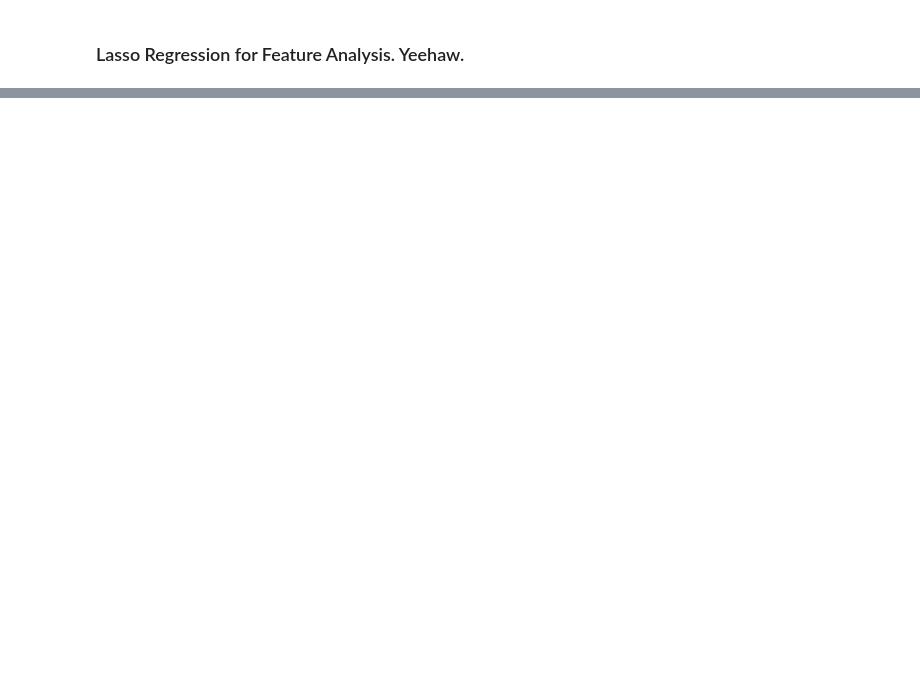
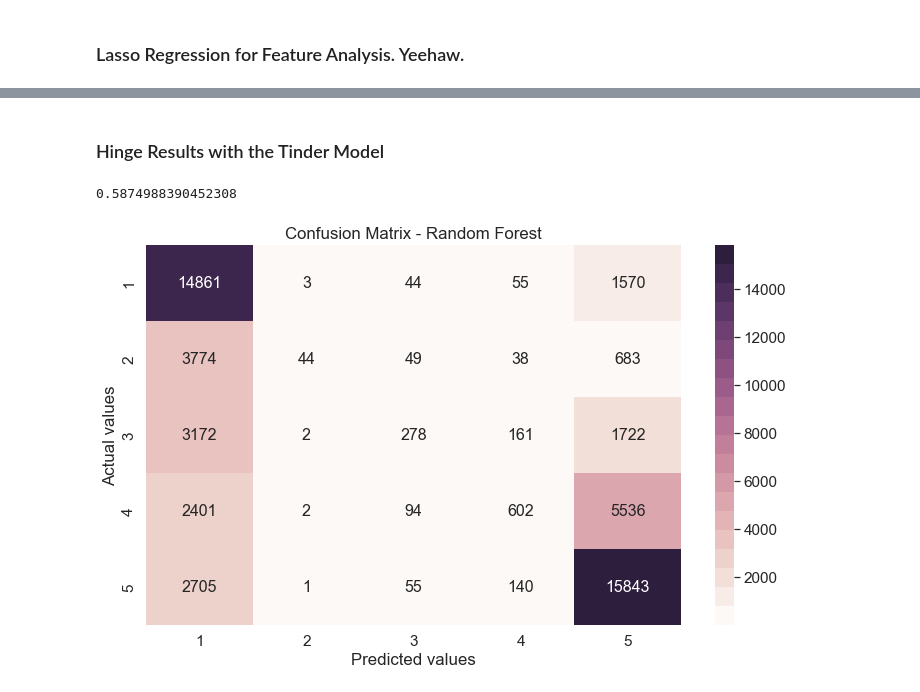
Before and after one commit to johnrh3/ACE_592_Dating_Sim, a Jupyter notebook: Sentiment_Analysis/RF_Score_Pred.ipynb, the cells around one changed output, grey strips where cells are left out. Cells and saved outputs as stored; diff of their text form; code cells hidden in the pictures; blank space fills up the shorter version.

```diff
--- a/Sentiment_Analysis/RF_Score_Pred.ipynb
+++ b/Sentiment_Analysis/RF_Score_Pred.ipynb
@@ -66,0 +276,12 @@ df_H = pd.read_csv(dir_ + "sent_Hinge.csv")
+# %%
+#Gets x and y data, and then splits that data into training and testing data
+x, y = get_data(df_H)
+x_train, x_test, y_train, y_test = train_test_split(x,y,test_size=0.2, shuffle=True)
+
+modelH= RandomForestClassifier(n_estimators=100, criterion = 'entropy', max_depth = 10, class_weight = None)
+modelH.fit(x_train, y_train)
+modelH.score(x_test,y_test)
+
+fold= StratifiedKFold(n_splits=10, shuffle=True)
+y_predict = cross_val_predict(modelH,x,y,cv=fold)
+cm_3 = confusion_matrix(y_predict,y)
@@ -66,0 +315,11 @@ df_H = pd.read_csv(dir_ + "sent_Hinge.csv")
+# %%
+#defs a function that will gather the prediction data from the Hinge or Bumble sets to put through the tinder model
+#Returns x-test, the data to feed to the tinder model, and y-actual, the true scores of the Bumble or Hinge set
+def get_test(df):
+    df_data = df[['score', 'comp_sent', 'neg_sent', 'pos_sent', 'neu_sent', 'word_count']]
+    df_data = df_data.loc[df_data['score'] != 0]
+
+    #all missing data has already been removed. There should be no need to account for it here
+    x_test = df_data[['comp_sent', 'pos_sent', 'word_count', 'neg_sent', 'neu_sent']]
+    y_actual = df_data['score']
+    return x_test,y_actual
@@ -66,0 +353,27 @@ df_H = pd.read_csv(dir_ + "sent_Hinge.csv")
+# %% [markdown]
+### Hinge Results with the Tinder Model
+# %%
+#gathers x_test and y_actual from Bumble
+x_test, y_actual = get_test(df_H)
+y_pred = model.predict(x_test)
+model.score(x_test, y_actual)
+# %% [output]
+0.5874988390452308
+# %%
+cm_TH = confusion_matrix(y_pred,y_actual)
+#reused code for the confusion matrix
+cmap= sn.cubehelix_palette(light=0.98, dark=0.15, n_colors=20)
+# cm_1 = confusion_matrix(y_pred,y_test)
+df_cm = pd.DataFrame(cm_TH.T, range(5), range(5))
+plt.figure(figsize=(12,7))
+sn.set(font_scale=1.4) # for label size
+ax= plt.subplot()
+sn.heatmap(df_cm, annot=True, annot_kws={"size": 16},cmap=cmap, fmt='d',ax=ax) # font size
+ax.set_xlabel('Predicted values');ax.set_ylabel('Actual values');
+ax.set_title('Confusion Matrix - Random Forest');
+ax.xaxis.set_ticklabels(['1', '2', '3', '4', '5']);
+ax.yaxis.set_ticklabels(['1', '2', '3', '4', '5'])
+#plt.savefig("D:\\CM1-kfold.svg", format="svg")
+plt.show()
+# %% [output]
+[figure, added]
```
Also changed, not shown: parts of 39 cells of this notebook.
